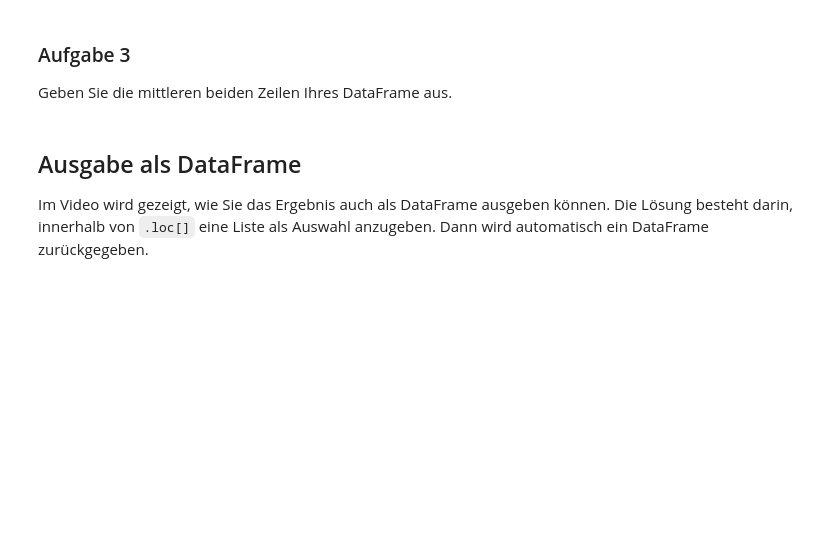
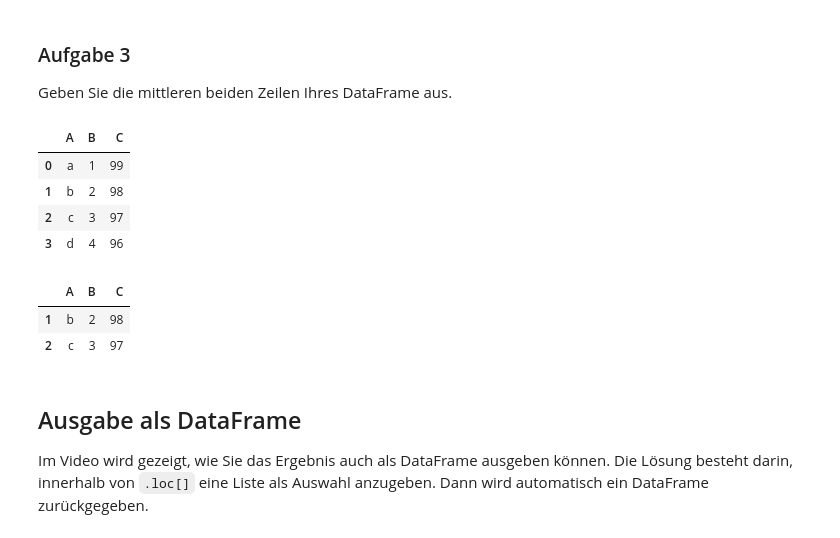
Before and after one commit to w-meiners/epd, a Jupyter notebook: src/Einfuehrung_pandas_DataFrame.ipynb, the cells around one changed output. Cells and saved outputs as stored; diff of their text form; code cells hidden in the pictures; blank space fills up the shorter version.

```diff
--- a/src/Einfuehrung_pandas_DataFrame.ipynb
+++ b/src/Einfuehrung_pandas_DataFrame.ipynb
@@ -109,8 +147,21 @@ ausgegeben.
 ### Aufgabe 3
 
 Geben Sie die mittleren beiden Zeilen Ihres DataFrame aus.
+# %%
+df_a1
+# %% [output]
+|  | A | B | C |
+| 0 | a | 1 | 99 |
+| 1 | b | 2 | 98 |
+| 2 | c | 3 | 97 |
+| 3 | d | 4 | 96 |
 # %%
 # Ihre Lösung beginnt hier.
+df_a1.loc[[1,2]]
+# %% [output]
+|  | A | B | C |
+| 1 | b | 2 | 98 |
+| 2 | c | 3 | 97 |
 # %% [markdown]
 ## Ausgabe als DataFrame
 Im Video wird gezeigt, wie Sie das Ergebnis auch als DataFrame ausgeben können. Die Lösung besteht darin, innerhalb von `.loc[]` eine Liste als Auswahl anzugeben. Dann wird automatisch ein DataFrame zurückgegeben.
```
Also changed, not shown: parts of 14 cells of this notebook, 2 other files.
